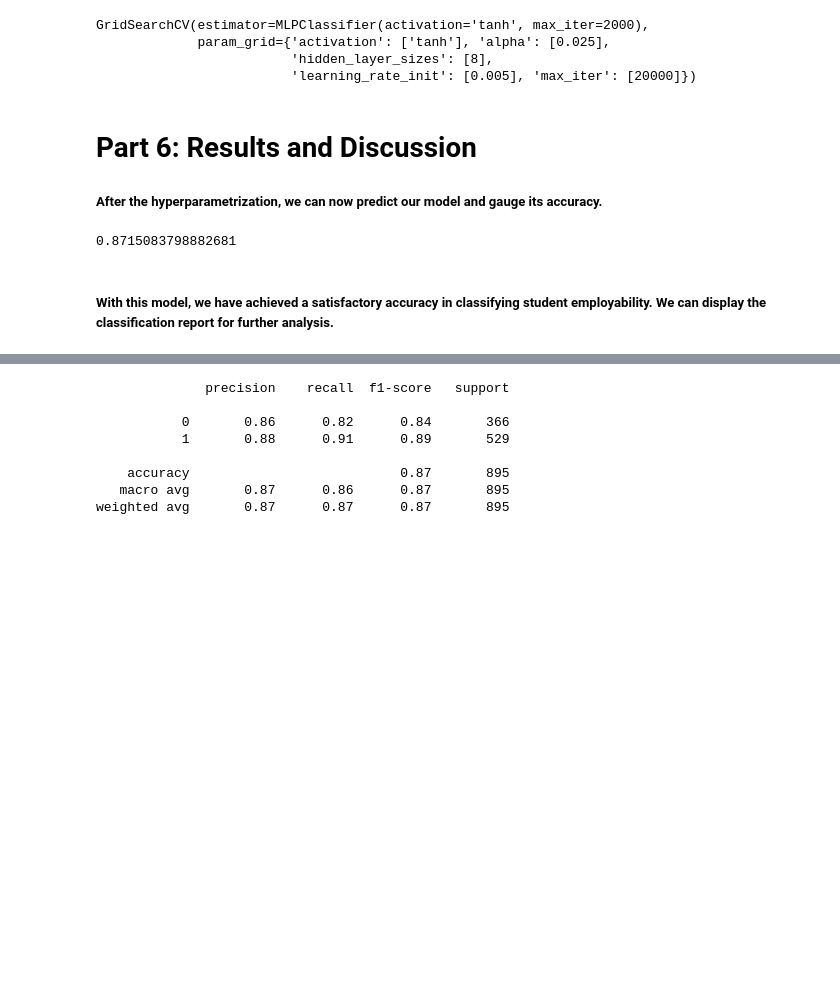
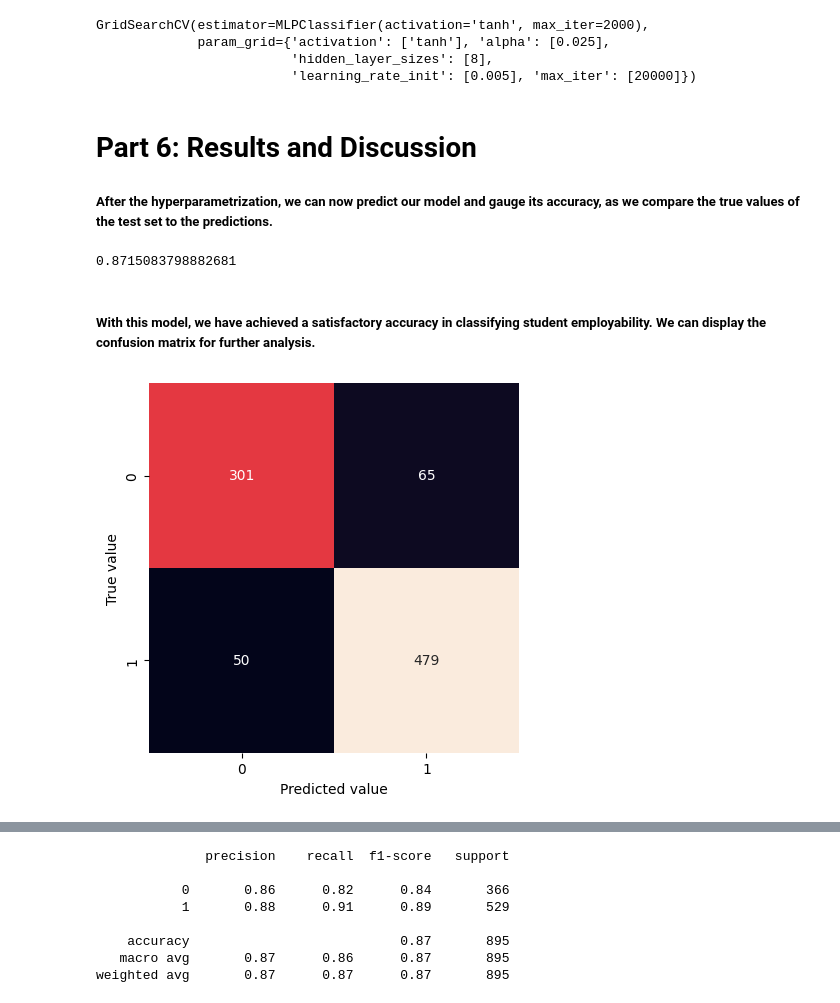
Before and after one commit to TheRedSwaRM/cs180-filipino-student-employability-predictor, a Jupyter notebook: scripts/[CS 180] Team14 - Filipino Student Employability Predictor.ipynb, the cells around one changed output, grey strips where cells are left out. Drawn from its saved outputs; the diff is of its cells as text; code cells hidden in the pictures; blank space fills up the shorter version.

Commit message:
feat: added confusion matrix

```diff
--- a/scripts/[CS 180] Team14 - Filipino Student Employability Predictor.ipynb
+++ b/scripts/[CS 180] Team14 - Filipino Student Employability Predictor.ipynb
@@ -134,7 +136,7 @@ GridSearchCV(estimator=MLPClassifier(activation='tanh', max_iter=2000),
                          'hidden_layer_sizes': [8],
                          'learning_rate_init': [0.005], 'max_iter': [20000]})
 # %% [markdown]
-# Part 6: Results and Discussion
+# **Part 6: Results and Discussion**
 
-##### After the hyperparametrization, we can now predict our model and gauge its accuracy.
+##### After the hyperparametrization, we can now predict our model and gauge its accuracy, as we compare the true values of the test set to the predictions.
 # %%
@@ -146,4 +148,18 @@ print(mlp_score)
 # %% [output]
 0.8715083798882681
 # %% [markdown]
-##### With this model, we have achieved a satisfactory accuracy in classifying student employability. We can display the classification report for further analysis.
+##### With this model, we have achieved a satisfactory accuracy in classifying student employability. We can display the confusion matrix for further analysis.
+# %%
+# Display the confusion matrix
+from sklearn.metrics import confusion_matrix
+import seaborn as sns
+import matplotlib.pyplot as plt
+
+mat = confusion_matrix(y_test, grid_predictions)
+sns.heatmap(mat, square=True, annot=True, fmt='d', cbar=False)
+plt.xlabel('Predicted value')
+plt.ylabel('True value')
+
+plt.show()
+# %% [output]
+[figure, added]
```
Also changed, not shown: parts of 13 cells of this notebook, 1 other file.
